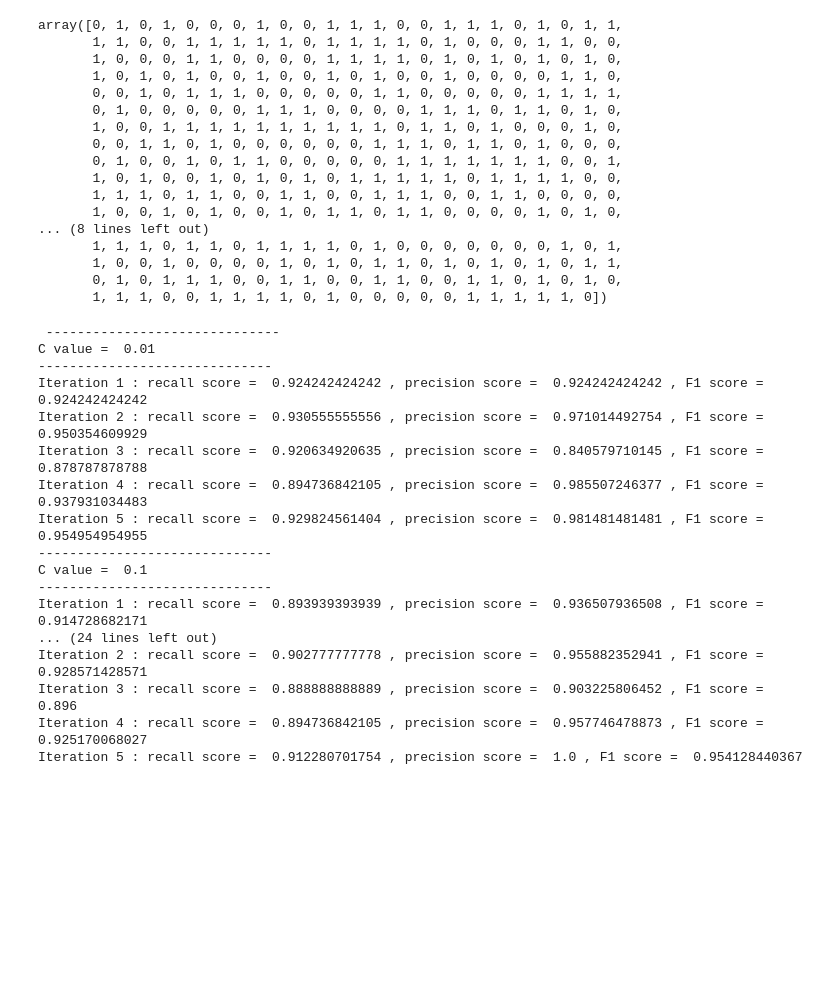
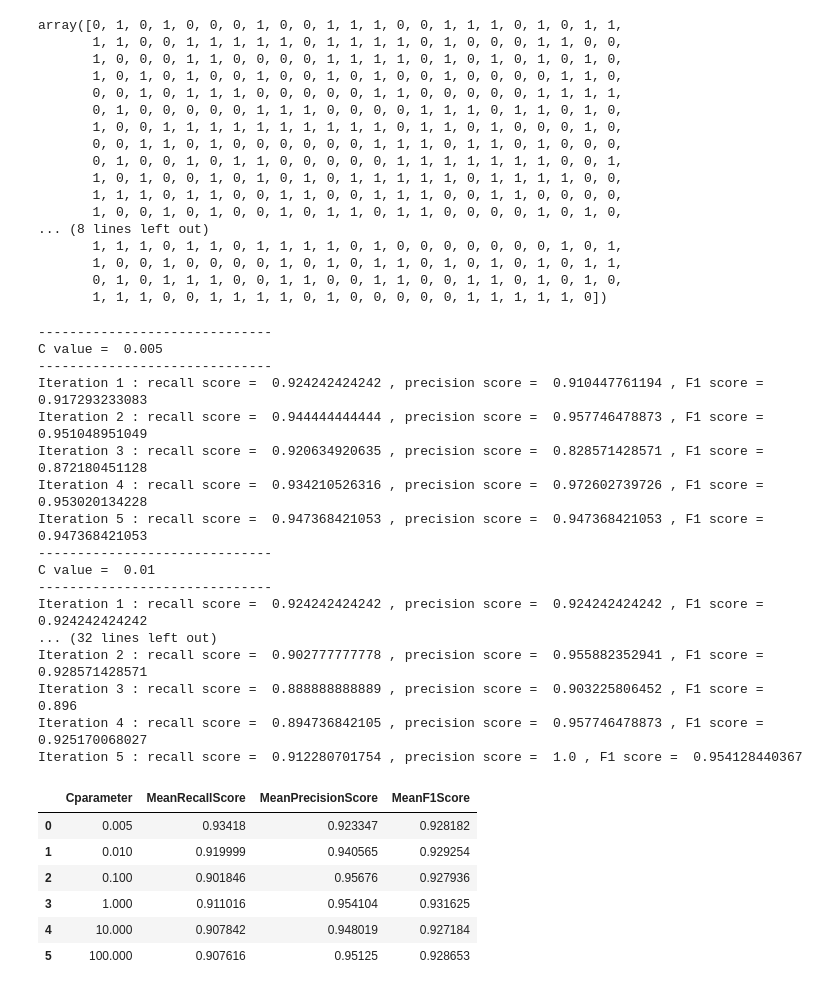
Before and after one commit to sushant2811/CreditCardFraudDetection, a Jupyter notebook: CreditCardFraudDetection.ipynb, the cells around one changed output. Saved outputs shown, nothing was run; the diff lists cells and outputs as text; code cells hidden in the pictures; blank space fills up the shorter version.

```diff
--- a/CreditCardFraudDetection.ipynb
+++ b/CreditCardFraudDetection.ipynb
@@ -671,7 +673,7 @@ for Cparameter in CparamRange:
     for iteration, indices in enumerate(fold, 1):
 
         # Call the logistic regression model with a certain C parameter
-        lr = LogisticRegression(C = Cparameter)
+        lr = LogisticRegression(C = Cparameter, penalty = 'l2')
 
         # Use the training data to fit the model. In this case, we use the portion of the fold to train the model
         # with indices[0]. We then predict on the portion assigned as the 'test cross validation' with indices[1]
@@ -693,21 +695,38 @@ for Cparameter in CparamRange:
 
         print 'Iteration', iteration, ': recall score = ', recallval, \
               ', precision score = ', precisionval, ', F1 score = ', F1scoreval
+
+    resultsTable.loc[j, 'Cparameter'] = Cparameter
+    resultsTable.loc[j, 'MeanRecallScore'] = np.mean(recallVal)
+    resultsTable.loc[j, 'MeanPrecisionScore'] = np.mean(precisionVal)
+    resultsTable.loc[j, 'MeanF1Score'] = np.mean(F1scoreVal)
+
+    j += 1
 # %% [output]
- ------------------------------
+------------------------------
+C value =  0.005
+------------------------------
+Iteration 1 : recall score =  0.924242424242 , precision score =  0.910447761194 , F1 score =  0.917293233083
+Iteration 2 : recall score =  0.944444444444 , precision score =  0.957746478873 , F1 score =  0.951048951049
+Iteration 3 : recall score =  0.920634920635 , precision score =  0.828571428571 , F1 score =  0.872180451128
+Iteration 4 : recall score =  0.934210526316 , precision score =  0.972602739726 , F1 score =  0.953020134228
+Iteration 5 : recall score =  0.947368421053 , precision score =  0.947368421053 , F1 score =  0.947368421053
+------------------------------
 C value =  0.01
 ------------------------------
 Iteration 1 : recall score =  0.924242424242 , precision score =  0.924242424242 , F1 score =  0.924242424242
-Iteration 2 : recall score =  0.930555555556 , precision score =  0.971014492754 , F1 score =  0.950354609929
-Iteration 3 : recall score =  0.920634920635 , precision score =  0.840579710145 , F1 score =  0.878787878788
-Iteration 4 : recall score =  0.894736842105 , precision score =  0.985507246377 , F1 score =  0.937931034483
-Iteration 5 : recall score =  0.929824561404 , precision score =  0.981481481481 , F1 score =  0.954954954955
-------------------------------
-C value =  0.1
-------------------------------
-Iteration 1 : recall score =  0.893939393939 , precision score =  0.936507936508 , F1 score =  0.914728682171
-... (24 lines left out)
+... (32 lines left out)
 Iteration 2 : recall score =  0.902777777778 , precision score =  0.955882352941 , F1 score =  0.928571428571
 Iteration 3 : recall score =  0.888888888889 , precision score =  0.903225806452 , F1 score =  0.896
 Iteration 4 : recall score =  0.894736842105 , precision score =  0.957746478873 , F1 score =  0.925170068027
 Iteration 5 : recall score =  0.912280701754 , precision score =  1.0 , F1 score =  0.954128440367
+# %%
+resultsTable
+# %% [output]
+|  | Cparameter | MeanRecallScore | MeanPrecisionScore | MeanF1Score |
+| 0 | 0.005 | 0.93418 | 0.923347 | 0.928182 |
+| 1 | 0.010 | 0.919999 | 0.940565 | 0.929254 |
+| 2 | 0.100 | 0.901846 | 0.95676 | 0.927936 |
+| 3 | 1.000 | 0.911016 | 0.954104 | 0.931625 |
+| 4 | 10.000 | 0.907842 | 0.948019 | 0.927184 |
+| 5 | 100.000 | 0.907616 | 0.95125 | 0.928653 |
```
Also changed, not shown: parts of 4 cells of this notebook.
